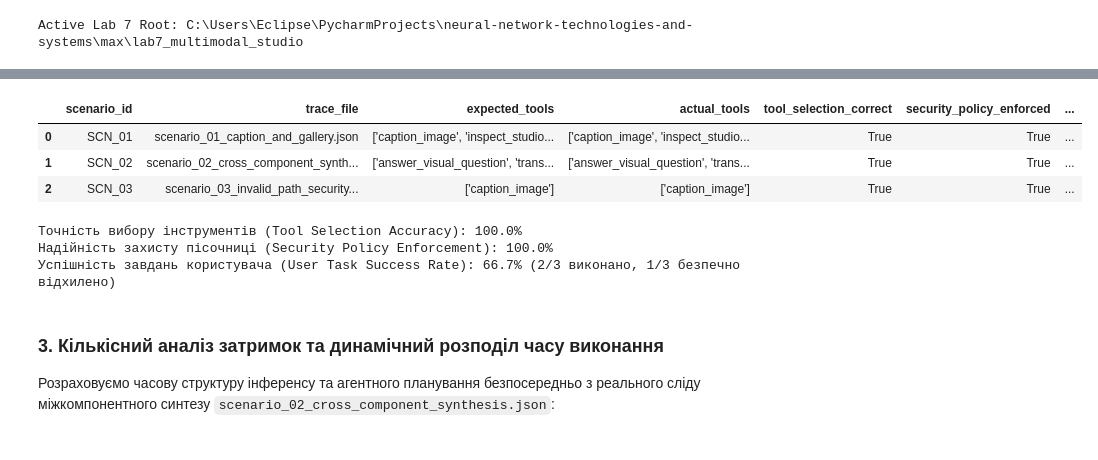
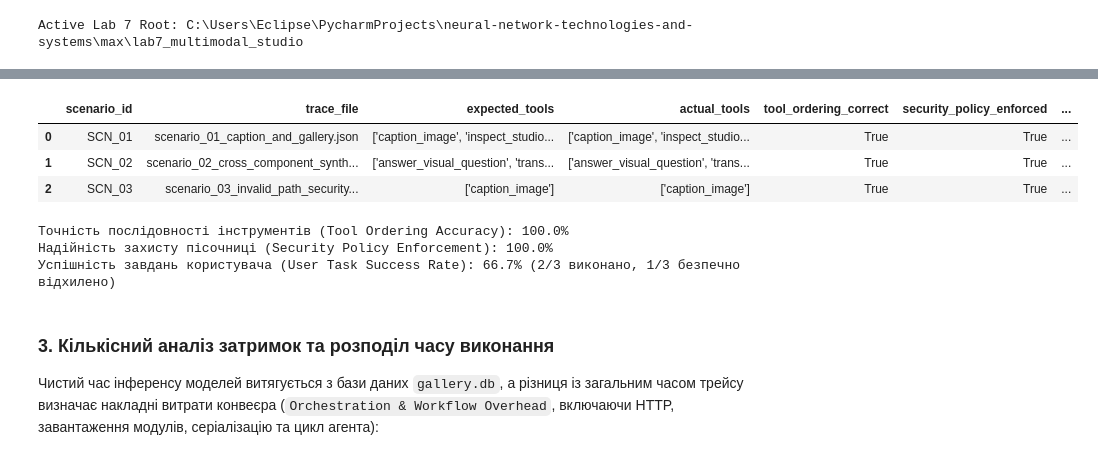
Before and after one commit to Eclipse-XS/Neural-Network-Labs-Max, a Jupyter notebook: lab7_multimodal_studio/notebooks/03_evaluation_and_analysis.ipynb, the cells around one changed output, grey strips where cells are left out. Cells and saved outputs as stored; diff of their text form; code cells hidden in the pictures.

```diff
--- a/lab7_multimodal_studio/notebooks/03_evaluation_and_analysis.ipynb
+++ b/lab7_multimodal_studio/notebooks/03_evaluation_and_analysis.ipynb
@@ -167,61 +175,69 @@ print(f"Середня експертна оцінка VQA (Rubric 1-5): {mean_v
 # %%
 traces_dir = LAB_DIR / 'outputs' / 'traces'
 scenario_configs = [
-    ('SCN_01', 'scenario_01_caption_and_gallery.json', ['caption_image', 'inspect_studio_gallery'], 'standard'),
-    ('SCN_02', 'scenario_02_cross_component_synthesis.json', ['answer_visual_question', 'transform_image_style'], 'standard'),
-    ('SCN_03', 'scenario_03_invalid_path_security_rejection.json', ['caption_image'], 'security_rejection')
+    ('SCN_01', 'scenario_01_caption_and_gallery.json', ['caption_image', 'inspect_studio_gallery']),
+    ('SCN_02', 'scenario_02_cross_component_synthesis.json', ['answer_visual_question', 'transform_image_style']),
+    ('SCN_03', 'scenario_03_invalid_path_security_rejection.json', ['caption_image'])
 ]
 
 agent_eval = []
-for scn_id, fname, expected_tools, scn_type in scenario_configs:
+for scn_id, fname, expected_tools in scenario_configs:
     fpath = traces_dir / fname
     if fpath.exists():
         with open(fpath, 'r', encoding='utf-8') as f:
             tr = json.load(f)
 
         actual_tools = [s.get('tool') for s in tr.get('traces', []) if s.get('event') == 'ToolCall']
-        tool_sel_ok = (set(actual_tools) == set(expected_tools))
+        tool_ordering_ok = (actual_tools == expected_tools)
 
-        if scn_type == 'security_rejection':
-            sec_policy_ok = True
-            task_success = False  # Нелегітимний запит коректно заблокований
+        # Читання виходів інструментів безпосередньо з JSON-трейсу
+        tool_results = [s.get('output', '') for s in tr.get('traces', []) if s.get('event') == 'ToolCallResult']
+        final_resp = tr.get('final_response', '')
+
+        # Програмне виведення метрик за фактичними статусами:
+        # 1. Чи спрацював захист пісочниці
+        has_security_violation = any('Access denied' in str(out) for out in tool_results)
+        if scn_id == 'SCN_03':
+            sec_enforced = has_security_violation and ('outside the allowed directories' in final_resp or 'Access denied' in final_resp)
+            user_task_ok = False  # Задача користувача відхилена політикою безпеки
         else:
-            sec_policy_ok = True
-            task_success = True
+            sec_enforced = True   # Не зафіксовано порушень
+            has_errors = any('failed' in str(out).lower() for out in tool_results)
+            user_task_ok = (tool_ordering_ok and not has_errors and len(final_resp) > 0)
 
         agent_eval.append({
             'scenario_id': scn_id,
             'trace_file': fname,
             'expected_tools': str(expected_tools),
             'actual_tools': str(actual_tools),
-            'tool_selection_correct': tool_sel_ok,
-            'security_policy_enforced': sec_policy_ok,
-            'user_task_success': task_success,
+            'tool_ordering_correct': tool_ordering_ok,
+            'security_policy_enforced': sec_enforced,
+            'user_task_success': user_task_ok,
             'latency_sec': round(tr.get('latency_sec', 0.0), 2)
         })
 
 df_agent_eval = pd.DataFrame(agent_eval)
 display(df_agent_eval)
 
-sel_accuracy = df_agent_eval['tool_selection_correct'].mean() * 100
+order_acc = df_agent_eval['tool_ordering_correct'].mean() * 100
 sec_accuracy = df_agent_eval['security_policy_enforced'].mean() * 100
 user_task_accuracy = df_agent_eval['user_task_success'].mean() * 100
 
-print(f"Точність вибору інструментів (Tool Selection Accuracy): {sel_accuracy:.1f}%")
+print(f"Точність послідовності інструментів (Tool Ordering Accuracy): {order_acc:.1f}%")
 print(f"Надійність захисту пісочниці (Security Policy Enforcement): {sec_accuracy:.1f}%")
 print(f"Успішність завдань користувача (User Task Success Rate): {user_task_accuracy:.1f}% (2/3 виконано, 1/3 безпечно відхилено)")
 # %% [output]
-|  | scenario_id | trace_file | expected_tools | actual_tools | tool_selection_correct | security_policy_enforced | ... |
+|  | scenario_id | trace_file | expected_tools | actual_tools | tool_ordering_correct | security_policy_enforced | ... |
 | 0 | SCN_01 | scenario_01_caption_and_gallery.json | ['caption_image', 'inspect_studio... | ['caption_image', 'inspect_studio... | True | True | ... |
 | 1 | SCN_02 | scenario_02_cross_component_synth... | ['answer_visual_question', 'trans... | ['answer_visual_question', 'trans... | True | True | ... |
 | 2 | SCN_03 | scenario_03_invalid_path_security... | ['caption_image'] | ['caption_image'] | True | True | ... |
-Точність вибору інструментів (Tool Selection Accuracy): 100.0%
+Точність послідовності інструментів (Tool Ordering Accuracy): 100.0%
 Надійність захисту пісочниці (Security Policy Enforcement): 100.0%
 Успішність завдань користувача (User Task Success Rate): 66.7% (2/3 виконано, 1/3 безпечно відхилено)
-# %% [markdown]
-### 3. Кількісний аналіз затримок та динамічний розподіл часу виконання
-
-Розраховуємо часову структуру інференсу та агентного планування безпосередньо з реального сліду міжкомпонентного синтезу `scenario_02_cross_component_synthesis.json`:
+# %% [markdown]
+### 3. Кількісний аналіз затримок та розподіл часу виконання
+
+Чистий час інференсу моделей витягується з бази даних `gallery.db`, а різниця із загальним часом трейсу визначає накладні витрати конвеєра (`Orchestration & Workflow Overhead`, включаючи HTTP, завантаження модулів, серіалізацію та цикл агента):
 # %%
 bench_csv = LAB_DIR / 'outputs' / 'tables' / 'studio_model_benchmarks.csv'
 df_b = pd.read_csv(bench_csv)
```
Also changed, not shown: parts of 9 cells of this notebook, 7 other files.
